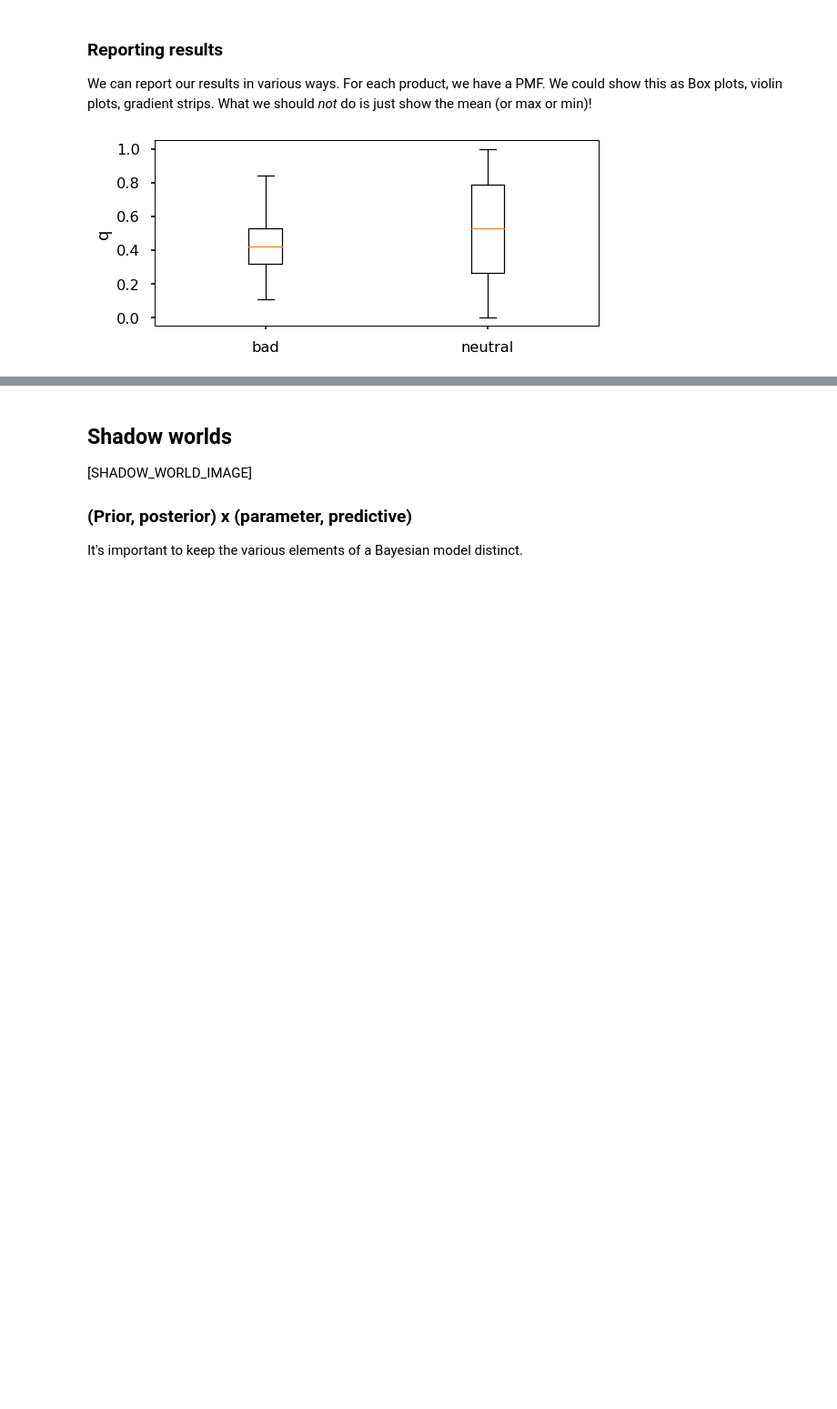
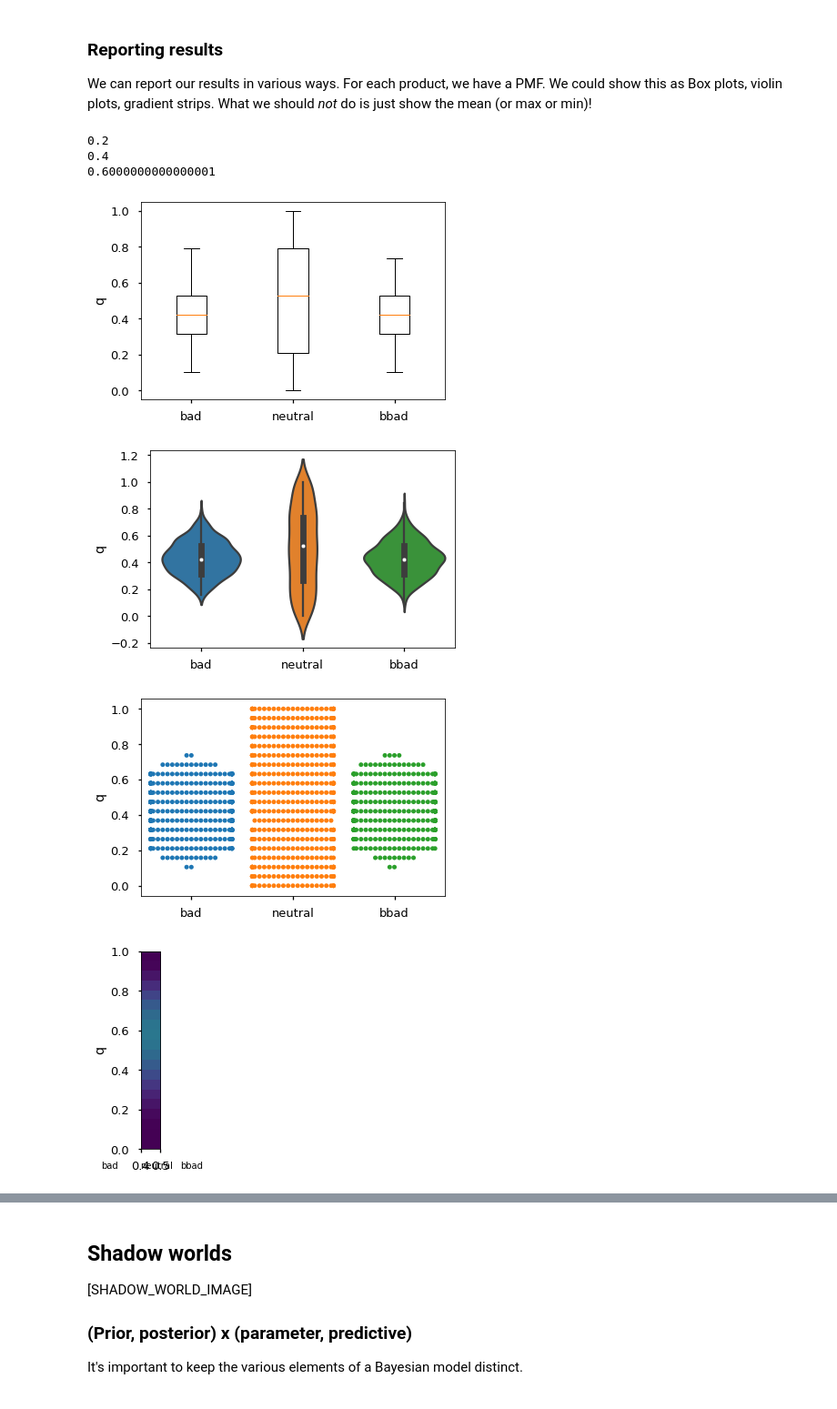
Before and after one commit to johnhw/cix_2022, a Jupyter notebook: ii_theory_and_practice.ipynb, the cells around one changed output, grey strips where cells are left out. Shown at 91% size. Cells and saved outputs as stored; diff of their text form; code cells hidden in the pictures; blank space fills up the shorter version.

```diff
--- a/ii_theory_and_practice.ipynb
+++ b/ii_theory_and_practice.ipynb
@@ -803,12 +812,12 @@ def likelihood(outcome, pmf):
     return pmf[outcome]
 
 def loglik(outcomes, pmf):
-    return sum(np.log(outcome) for outcome in outcomes)
+    return sum(np.log(pmf[outcome]) for outcome in outcomes)
 # %% [markdown]
 ## Sampling
 # %%
 def sample(pmf, n=1):
-    return np.random.choice(list(pmf.keys()), p=list(pmf.values()), size=n)
+    return list(np.random.choice(list(pmf.keys()), p=list(pmf.values()), size=n))
 # %% [markdown]
 ## Empirical distribution
 # %%
@@ -976,12 +983,14 @@ product_sample(0.25, 10)
 We also need a likelihood function. In this case, it's easy: we have probability `q` of seeing a "👍" and a probability of `1-q` of seeing a 👍. We can also return the sum of log-likelihoods for a string (sum of logs = product of values):
 # %%
 def lik(q, o):
-        return q if o=='👍' else 1-q
+    like_pmf = {"👍":q,"👎":1-q}
+    return likelihood(o, like_pmf)
 
 # return the log-likelihood of a string
 # under some specific setting of q
 def product_llik(q, obs):
-    return sum(np.log(lik(q, o)) for o in obs)
+    like_pmf = {"👍":q,"👎":1-q}
+    return loglik(obs, like_pmf)
 # %% [markdown]
 ### Bayesian estimation
 * Step 3: collect, process and clean data (omitted for clarity!)
@@ -1043,22 +1052,54 @@ show_grid(next_pmf)
 ### Reporting results
 We can report our results in various ways. For each product, we have a PMF. We could show this as Box plots, violin plots, gradient strips. What we should *not* do is just show the mean (or max or min)!
 # %%
-def to_samples(products, n=5000):
+def to_samples(products, n=500):
     return {product:sample(pmf, n) for product, pmf in products.items()}
 
 def show_products_box(products):
     fig, ax = plt.subplots()
     samps = to_samples(products)
     ax.boxplot(samps.values(), labels=samps.keys())
     ax.set_ylabel("q")
 
 def show_products_violin(products):
     fig, ax = plt.subplots()
     samps = to_samples(products)
-    ax.boxplot(samps.values(), labels=samps.keys())
+    sns.violinplot(data=list(samps.values()))
+    ax.set_xticklabels(samps.keys())
+    ax.set_ylabel("q")
+
+def show_products_swarm(products):
+    fig, ax = plt.subplots()
+    samps = to_samples(products)
+    sns.swarmplot(data=list(samps.values()))
+    ax.set_xticklabels(samps.keys())
     ax.set_ylabel("q")
 
 
-show_products_box({"bad":next_pmf, "neutral":q_pmf})
+def show_products_strip(products):
+    fig, ax = plt.subplots()
+    x = 0
+    for product, pmf in products.items():
+        xs = np.array(list(pmf.keys()))
+        cs = np.sqrt(np.array(list(pmf.values())))
+        ax.imshow(np.tile(cs[None, :], (8, 1)).T, cmap='viridis', vmin=0, vmax=1,
+                   extent=[x, x+0.1, 0, 1])
+        x += 0.2
+        ax.text(x, -0.1, product)
+        print(x)
+
+    ax.set_ylabel("q")
+
+products =     {"bad":next_pmf, "neutral":q_pmf, "bbad":next_pmf}
+show_products_box(products)
+show_products_violin(products)
+show_products_swarm(products)
+show_products_strip(products)
 # %% [output]
+0.2
+0.4
+0.6000000000000001
-[figure, old version]
+[figure, new version]
+[figure, added]
+[figure, added]
+[figure, added]
```
Also changed, not shown: parts of 14 cells of this notebook, 1 other file.
